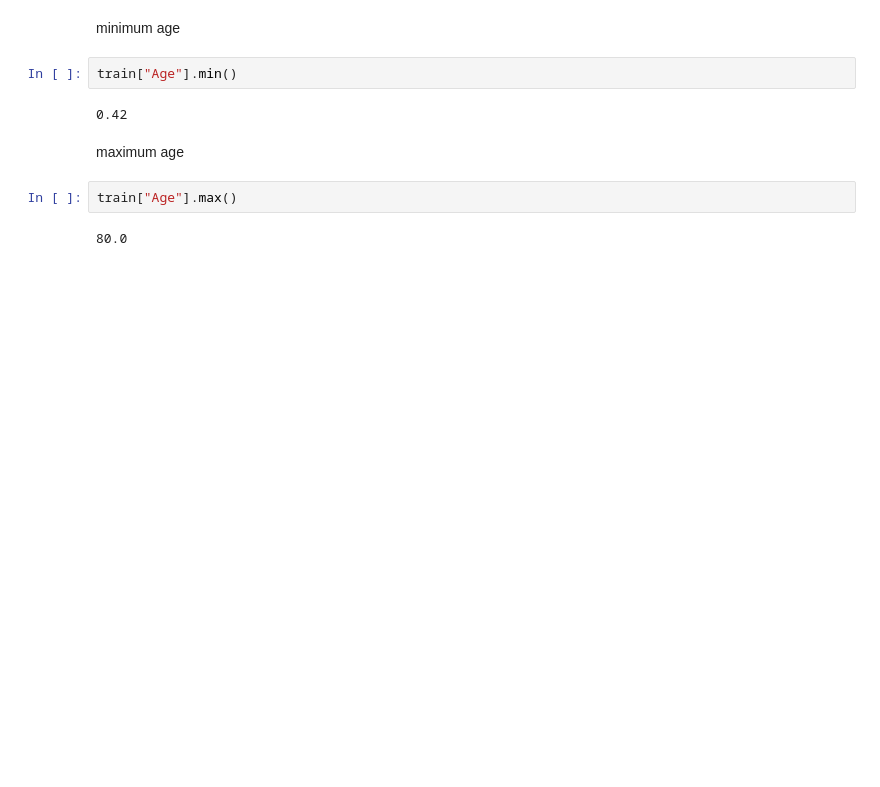
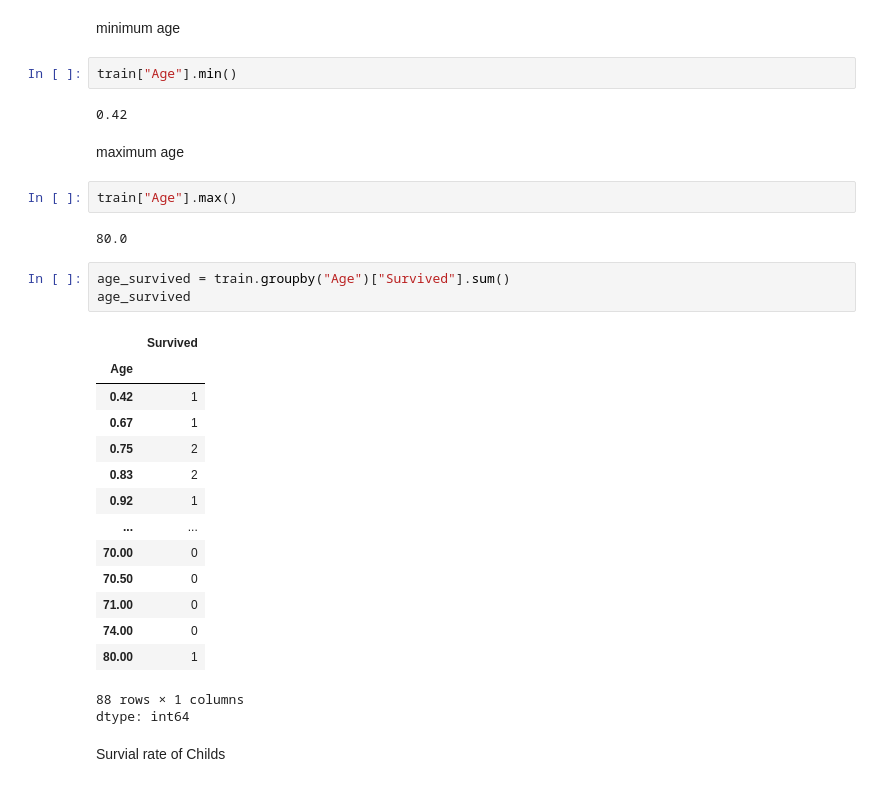
Before and after one commit to akhilesh2009/Exploring-the-Titanic-Dataset, a Jupyter notebook: Exploring_the_Titanic_Dataset.ipynb, the cells around one changed output. Saved outputs shown, nothing was run; the diff lists cells and outputs as text; blank space fills up the shorter version.

```diff
--- a/Exploring_the_Titanic_Dataset.ipynb
+++ b/Exploring_the_Titanic_Dataset.ipynb
@@ -199,3 +199,24 @@ maximum age
 train["Age"].max()
 # %% [output]
 80.0
+# %%
+age_survived = train.groupby("Age")["Survived"].sum()
+age_survived
+# %% [output]
+|  | Survived |
+| Age |  |
+| 0.42 | 1 |
+| 0.67 | 1 |
+| 0.75 | 2 |
+| 0.83 | 2 |
+| 0.92 | 1 |
+| ... | ... |
+| 70.00 | 0 |
+| 70.50 | 0 |
+| 71.00 | 0 |
+| 74.00 | 0 |
+| 80.00 | 1 |
+88 rows × 1 columns
+dtype: int64
+# %% [markdown]
+Survial rate of Childs
```
Also changed, not shown: parts of 2 cells of this notebook.
